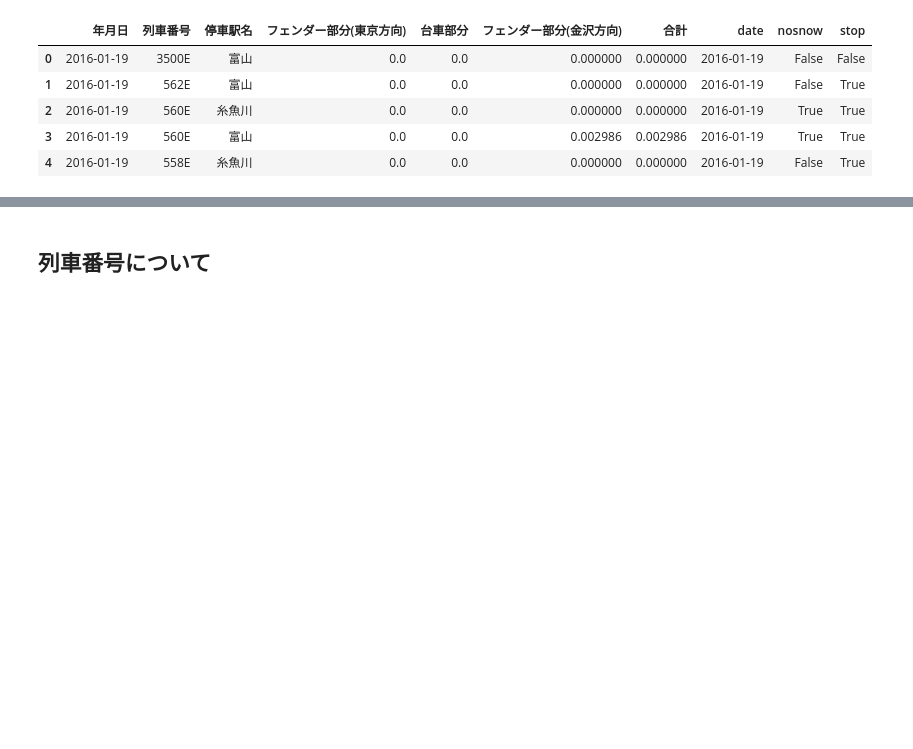
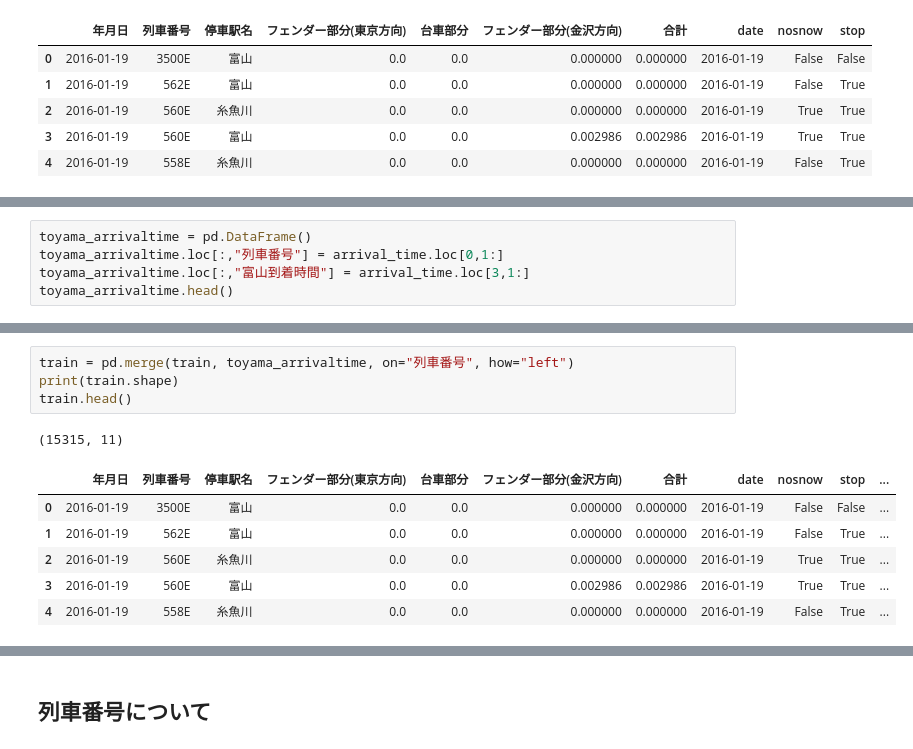
Before and after one commit to OhkaMLsemi/snow, a Jupyter notebook: snow.ipynb, the cells around one changed output, grey strips where cells are left out. Saved outputs shown, nothing was run; the diff lists cells and outputs as text; blank space fills up the shorter version.

```diff
--- a/snow.ipynb
+++ b/snow.ipynb
@@ -125,0 +150,5 @@ train.head()
+# %%
+toyama_arrivaltime = pd.DataFrame()
+toyama_arrivaltime.loc[:,"列車番号"] = arrival_time.loc[0,1:]
+toyama_arrivaltime.loc[:,"富山到着時間"] = arrival_time.loc[3,1:]
+toyama_arrivaltime.head()
@@ -125,0 +162,12 @@ train.head()
+# %%
+train = pd.merge(train, toyama_arrivaltime, on="列車番号", how="left")
+print(train.shape)
+train.head()
+# %% [output]
+(15315, 11)
+|  | 年月日 | 列車番号 | 停車駅名 | フェンダー部分(東京方向) | 台車部分 | フェンダー部分(金沢方向) | 合計 | date | nosnow | stop | ... |
+| 0 | 2016-01-19 | 3500E | 富山 | 0.0 | 0.0 | 0.000000 | 0.000000 | 2016-01-19 | False | False | ... |
+| 1 | 2016-01-19 | 562E | 富山 | 0.0 | 0.0 | 0.000000 | 0.000000 | 2016-01-19 | False | True | ... |
+| 2 | 2016-01-19 | 560E | 糸魚川 | 0.0 | 0.0 | 0.000000 | 0.000000 | 2016-01-19 | True | True | ... |
+| 3 | 2016-01-19 | 560E | 富山 | 0.0 | 0.0 | 0.002986 | 0.002986 | 2016-01-19 | True | True | ... |
+| 4 | 2016-01-19 | 558E | 糸魚川 | 0.0 | 0.0 | 0.000000 | 0.000000 | 2016-01-19 | False | True | ... |
```
Also changed, not shown: parts of 7 cells of this notebook, 1 other file.
